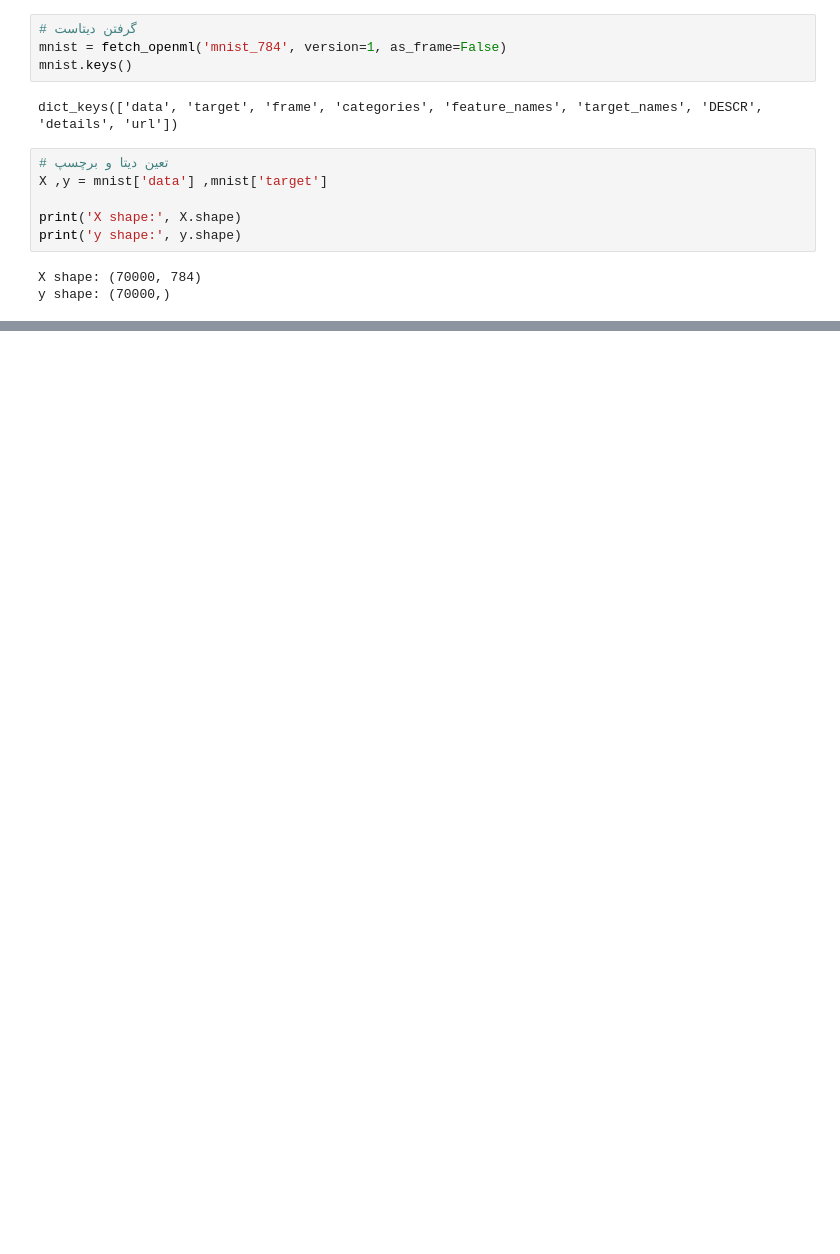
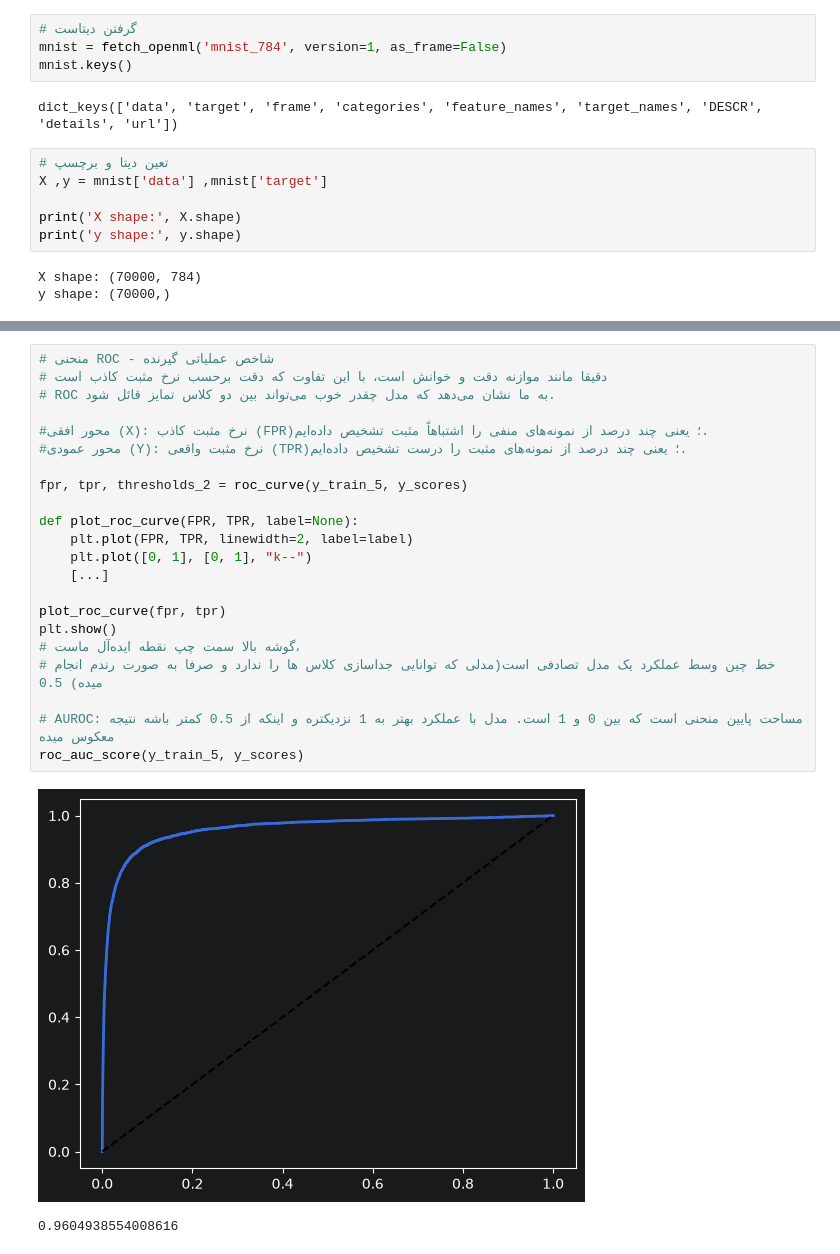
Before and after one commit to mohammad-karimpour/cheat-sheets, a Jupyter notebook: AI/ML projects/MNIST.ipynb, the cells around one changed output, grey strips where cells are left out. Drawn from its saved outputs; the diff is of its cells as text; blank space fills up the shorter version.

```diff
--- a/AI/ML projects/MNIST.ipynb
+++ b/AI/ML projects/MNIST.ipynb
@@ -93,0 +101,25 @@ f1_score(y_train_5, y_train_pred) #0.7325171197343847
+# %%
+# منحنی ROC - شاخص عملیاتی گیرنده
+# دقیقا مانند موازنه دقت و خوانش است، با این تفاوت که دقت برحسب نرخ مثبت کاذب است
+# ROC به ما نشان می‌دهد که مدل چقدر خوب می‌تواند بین دو کلاس تمایز قائل شود.
+
+#محور افقی (X): نرخ مثبت کاذب (FPR)؛ یعنی چند درصد از نمونه‌های منفی را اشتباهاً مثبت تشخیص داده‌ایم.
+#محور عمودی (Y): نرخ مثبت واقعی (TPR)؛ یعنی چند درصد از نمونه‌های مثبت را درست تشخیص داده‌ایم.
+
+fpr, tpr, thresholds_2 = roc_curve(y_train_5, y_scores)
+
+def plot_roc_curve(FPR, TPR, label=None):
+    plt.plot(FPR, TPR, linewidth=2, label=label)
+    plt.plot([0, 1], [0, 1], "k--")
+    [...]
+
+plot_roc_curve(fpr, tpr)
+plt.show()
+# گوشه بالا سمت چپ نقطه ایده‌آل ماست،
+# خط چین وسط عملکرد یک مدل تصادفی است(مدلی که توانایی جداسازی کلاس ها را ندارد و صرفا به صورت رندم انجام میده) 0.5
+
+# AUROC: مساحت پایین منحنی است که بین 0 و 1 است. مدل با عملکرد بهتر به 1 نزدیکتره و اینکه از 0.5 کمتر باشه نتیجه معکوس میده
+roc_auc_score(y_train_5, y_scores)
+# %% [output]
+[figure, added]
+0.9604938554008616
```
Also changed, not shown: parts of 8 cells of this notebook.
